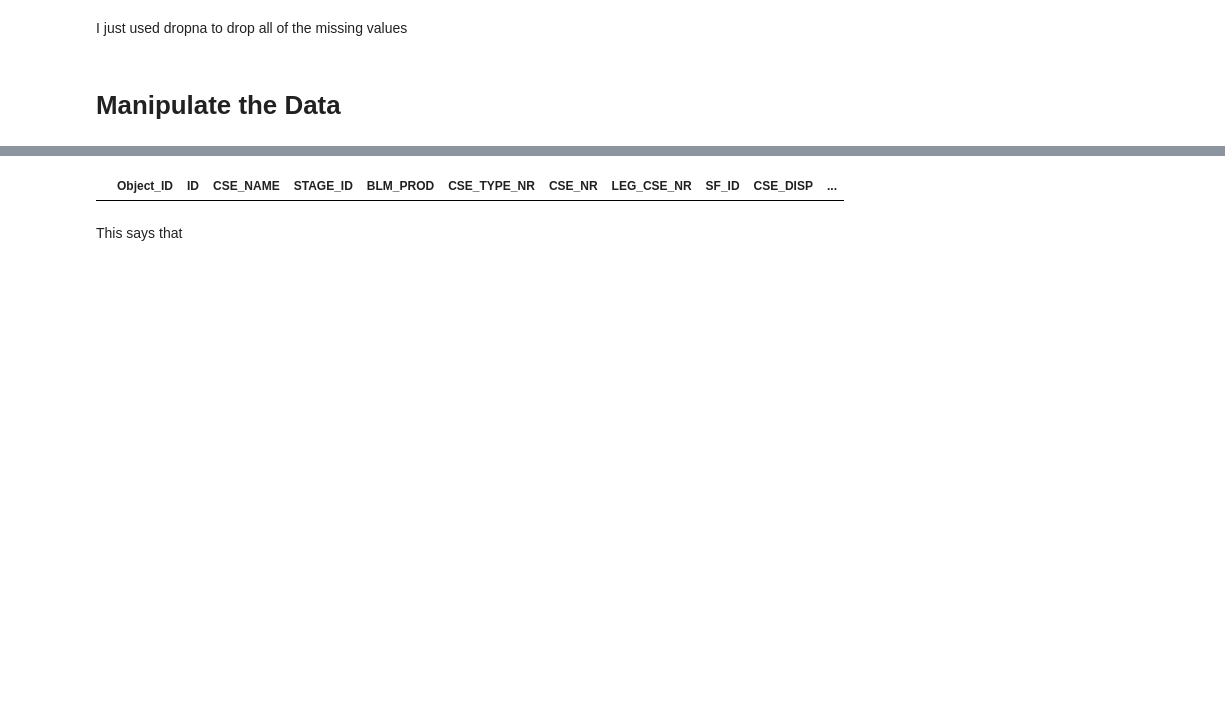
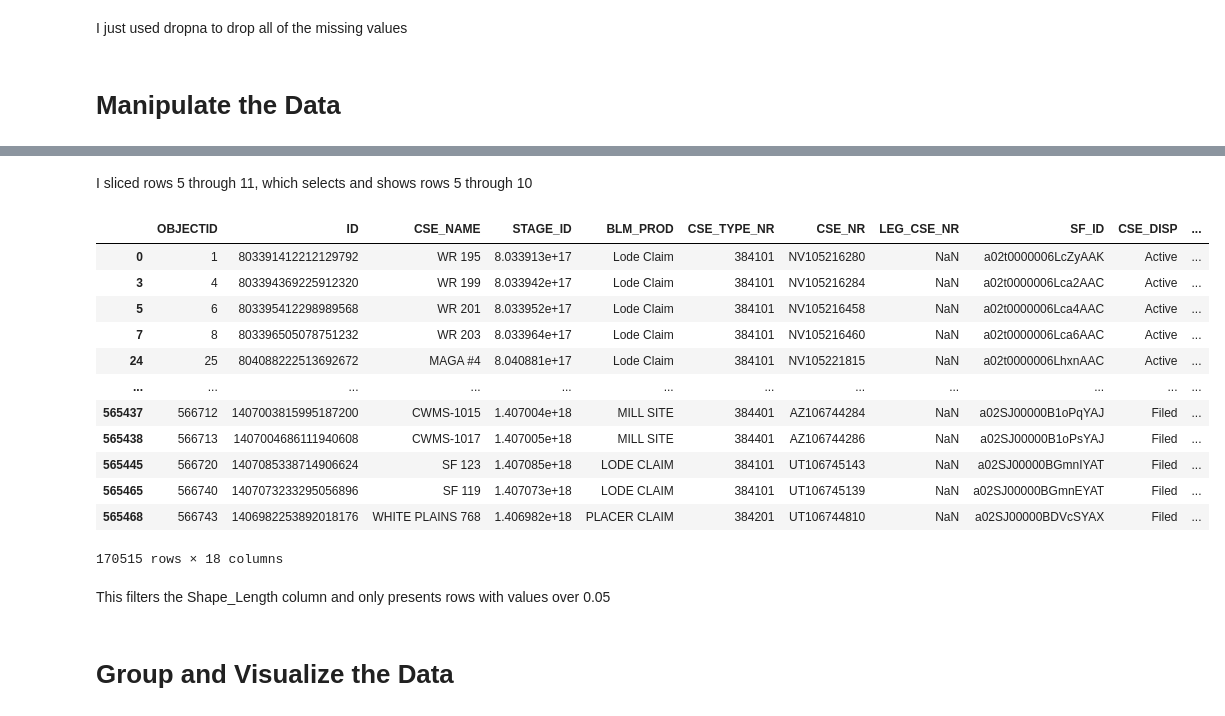
Before and after one commit to mlt4427/IA-340, a Jupyter notebook: Lab2-MT.ipynb, the cells around one changed output, grey strips where cells are left out. Saved outputs shown, nothing was run; the diff lists cells and outputs as text; code cells hidden in the pictures; blank space fills up the shorter version.

```diff
--- a/Lab2-MT.ipynb
+++ b/Lab2-MT.ipynb
@@ -86,6 +71,6 @@ df.describe() #statistical summary of the data
 # Clean the Data
 # %%
 #rename column2
-df = df.rename(columns={"OBJECTID": "Object_ID", "QLTY": "Quality"})
+df = df.rename(columns={"QLTY": "Quality"})
 df.head()
 # %% [output]
@@ -165,6 +179,22 @@ df[0:5] #slice by rows
+# %% [markdown]
+I sliced rows 5 through 11, which selects and shows rows 5 through 10
 # %%
-df[df['RCRD_ACRS']>10] # select rows by values
+df[df['Shape_Length']>0.05] # select rows by values
 # %% [output]
-|  | Object_ID | ID | CSE_NAME | STAGE_ID | BLM_PROD | CSE_TYPE_NR | CSE_NR | LEG_CSE_NR | SF_ID | CSE_DISP | ... |
+|  | OBJECTID | ID | CSE_NAME | STAGE_ID | BLM_PROD | CSE_TYPE_NR | CSE_NR | LEG_CSE_NR | SF_ID | CSE_DISP | ... |
+| 0 | 1 | 803391412212129792 | WR 195 | 8.033913e+17 | Lode Claim | 384101 | NV105216280 | NaN | a02t0000006LcZyAAK | Active | ... |
+| 3 | 4 | 803394369225912320 | WR 199 | 8.033942e+17 | Lode Claim | 384101 | NV105216284 | NaN | a02t0000006Lca2AAC | Active | ... |
+| 5 | 6 | 803395412298989568 | WR 201 | 8.033952e+17 | Lode Claim | 384101 | NV105216458 | NaN | a02t0000006Lca4AAC | Active | ... |
+| 7 | 8 | 803396505078751232 | WR 203 | 8.033964e+17 | Lode Claim | 384101 | NV105216460 | NaN | a02t0000006Lca6AAC | Active | ... |
+| 24 | 25 | 804088222513692672 | MAGA #4 | 8.040881e+17 | Lode Claim | 384101 | NV105221815 | NaN | a02t0000006LhxnAAC | Active | ... |
+| ... | ... | ... | ... | ... | ... | ... | ... | ... | ... | ... | ... |
+| 565437 | 566712 | 1407003815995187200 | CWMS-1015 | 1.407004e+18 | MILL SITE | 384401 | AZ106744284 | NaN | a02SJ00000B1oPqYAJ | Filed | ... |
+| 565438 | 566713 | 1407004686111940608 | CWMS-1017 | 1.407005e+18 | MILL SITE | 384401 | AZ106744286 | NaN | a02SJ00000B1oPsYAJ | Filed | ... |
+| 565445 | 566720 | 1407085338714906624 | SF 123 | 1.407085e+18 | LODE CLAIM | 384101 | UT106745143 | NaN | a02SJ00000BGmnIYAT | Filed | ... |
+| 565465 | 566740 | 1407073233295056896 | SF 119 | 1.407073e+18 | LODE CLAIM | 384101 | UT106745139 | NaN | a02SJ00000BGmnEYAT | Filed | ... |
+| 565468 | 566743 | 1406982253892018176 | WHITE PLAINS 768 | 1.406982e+18 | PLACER CLAIM | 384201 | UT106744810 | NaN | a02SJ00000BDVcSYAX | Filed | ... |
+170515 rows × 18 columns
 # %% [markdown]
-This says that
+This filters the Shape_Length column and only presents rows with values over 0.05
+# %% [markdown]
+# Group and Visualize the Data
```
Also changed, not shown: parts of 16 cells of this notebook.
